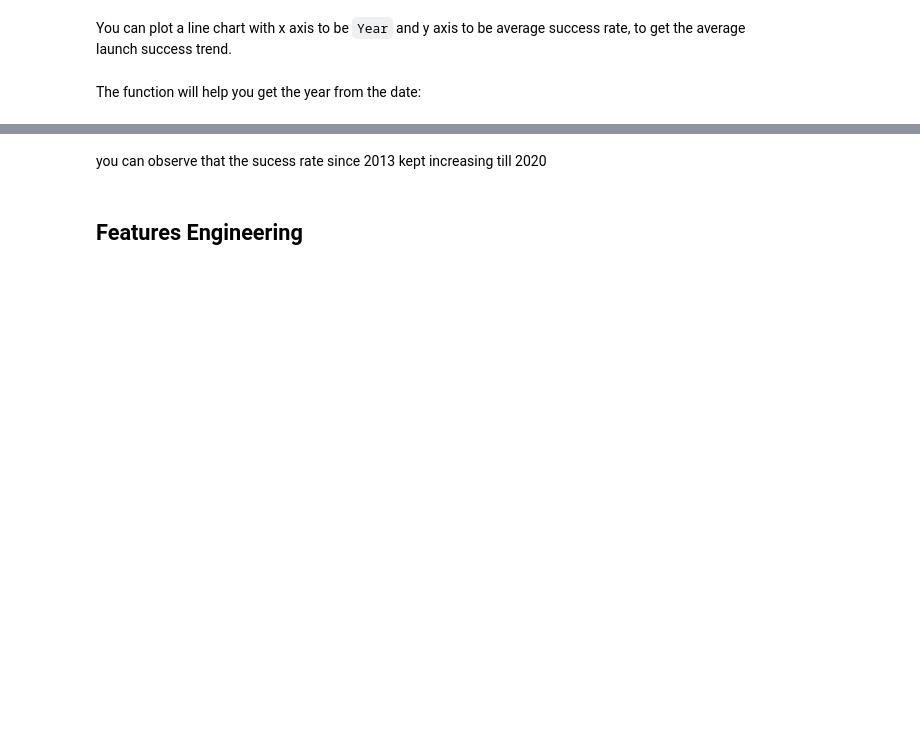
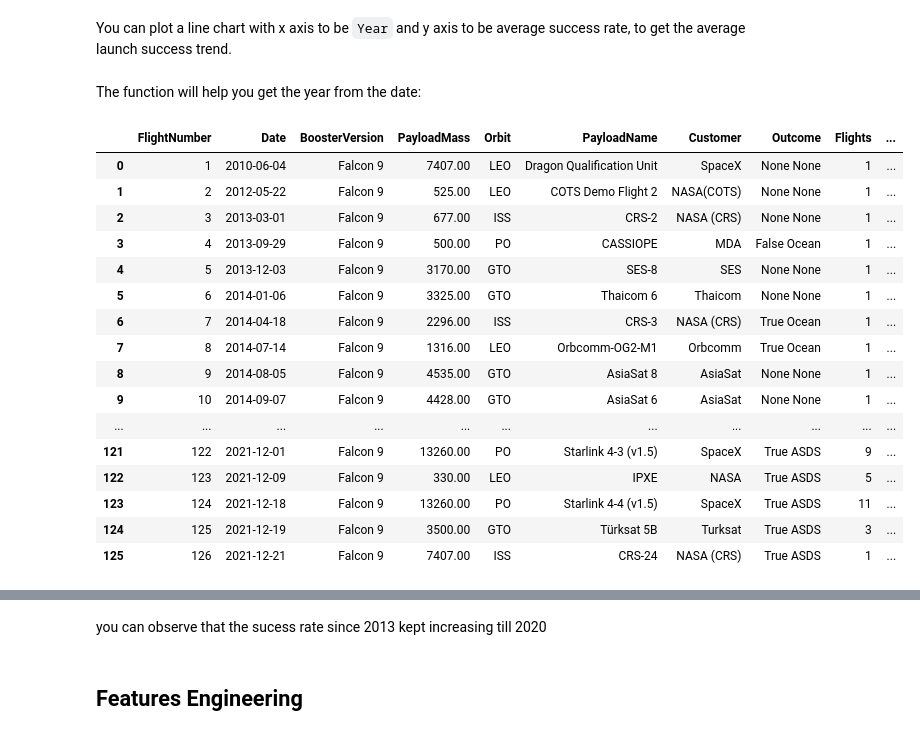
Before and after one commit to amroca79/IBM-Applied-Data-Science-Capstone, a Jupyter notebook: Visualization Analysis and Feature Engineering.ipynb, the cells around one changed output, grey strips where cells are left out. Cells and saved outputs as stored; diff of their text form; code cells hidden in the pictures; blank space fills up the shorter version.

```diff
--- a/Visualization Analysis and Feature Engineering.ipynb
+++ b/Visualization Analysis and Feature Engineering.ipynb
@@ -170,6 +181,27 @@ plt.show()
 You can plot a line chart with x axis to be <code>Year</code> and y axis to be average success rate, to get the average launch success trend.
 # %% [markdown]
 The function will help you get the year from the date:
+# %%
+df1 = df.iloc[0:126,:]
+df1
+# %% [output]
+|  | FlightNumber | Date | BoosterVersion | PayloadMass | Orbit | PayloadName | Customer | Outcome | Flights | ... |
+| 0 | 1 | 2010-06-04 | Falcon 9 | 7407.00 | LEO | Dragon Qualification Unit | SpaceX | None None | 1 | ... |
+| 1 | 2 | 2012-05-22 | Falcon 9 | 525.00 | LEO | COTS Demo Flight 2 | NASA(COTS) | None None | 1 | ... |
+| 2 | 3 | 2013-03-01 | Falcon 9 | 677.00 | ISS | CRS-2 | NASA (CRS) | None None | 1 | ... |
+| 3 | 4 | 2013-09-29 | Falcon 9 | 500.00 | PO | CASSIOPE | MDA | False Ocean | 1 | ... |
+| 4 | 5 | 2013-12-03 | Falcon 9 | 3170.00 | GTO | SES-8 | SES | None None | 1 | ... |
+| 5 | 6 | 2014-01-06 | Falcon 9 | 3325.00 | GTO | Thaicom 6 | Thaicom | None None | 1 | ... |
+| 6 | 7 | 2014-04-18 | Falcon 9 | 2296.00 | ISS | CRS-3 | NASA (CRS) | True Ocean | 1 | ... |
+| 7 | 8 | 2014-07-14 | Falcon 9 | 1316.00 | LEO | Orbcomm-OG2-M1 | Orbcomm | True Ocean | 1 | ... |
+| 8 | 9 | 2014-08-05 | Falcon 9 | 4535.00 | GTO | AsiaSat 8 | AsiaSat | None None | 1 | ... |
+| 9 | 10 | 2014-09-07 | Falcon 9 | 4428.00 | GTO | AsiaSat 6 | AsiaSat | None None | 1 | ... |
+| ... | ... | ... | ... | ... | ... | ... | ... | ... | ... | ... |
+| 121 | 122 | 2021-12-01 | Falcon 9 | 13260.00 | PO | Starlink 4-3 (v1.5) | SpaceX | True ASDS | 9 | ... |
+| 122 | 123 | 2021-12-09 | Falcon 9 | 330.00 | LEO | IPXE | NASA | True ASDS | 5 | ... |
+| 123 | 124 | 2021-12-18 | Falcon 9 | 13260.00 | PO | Starlink 4-4 (v1.5) | SpaceX | True ASDS | 11 | ... |
+| 124 | 125 | 2021-12-19 | Falcon 9 | 3500.00 | GTO | Türksat 5B | Turksat | True ASDS | 3 | ... |
+| 125 | 126 | 2021-12-21 | Falcon 9 | 7407.00 | ISS | CRS-24 | NASA (CRS) | True ASDS | 1 | ... |
 # %%
 # A function to Extract years from the date
 year=[]
```
Also changed, not shown: parts of 7 cells of this notebook.
